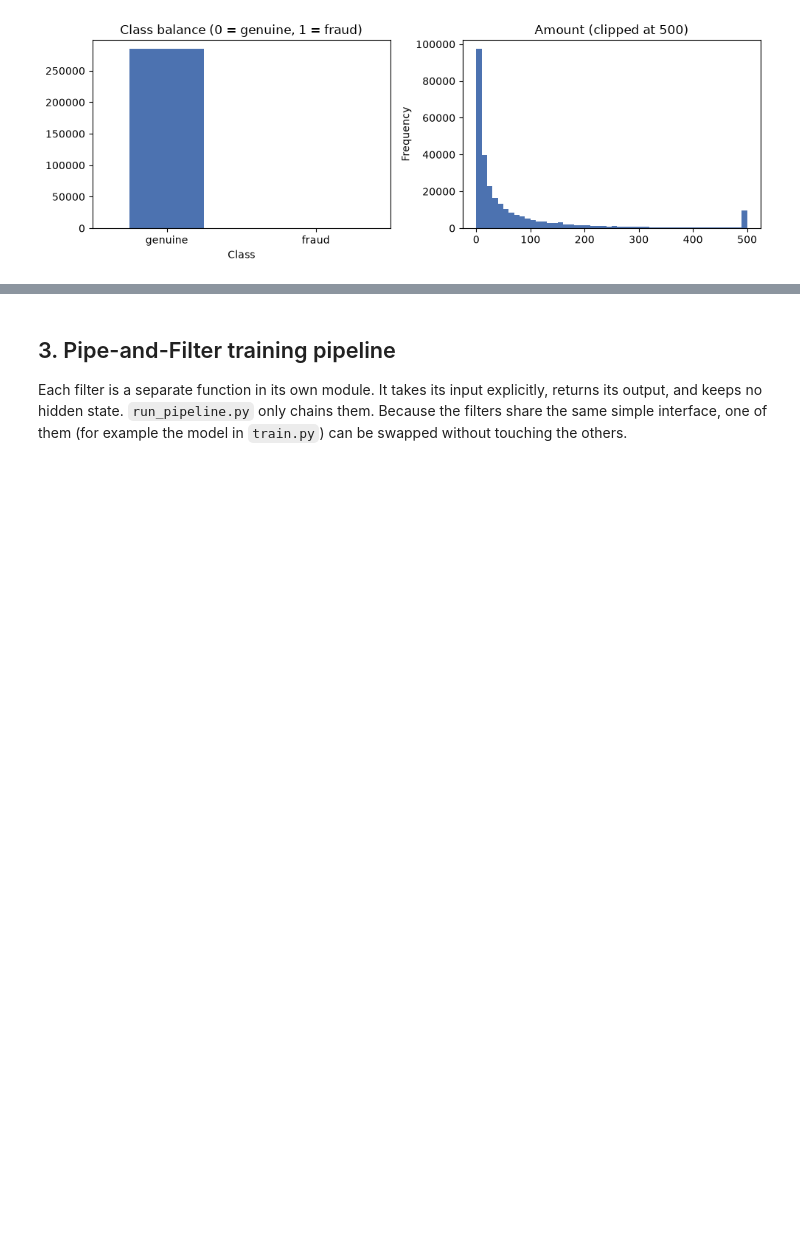
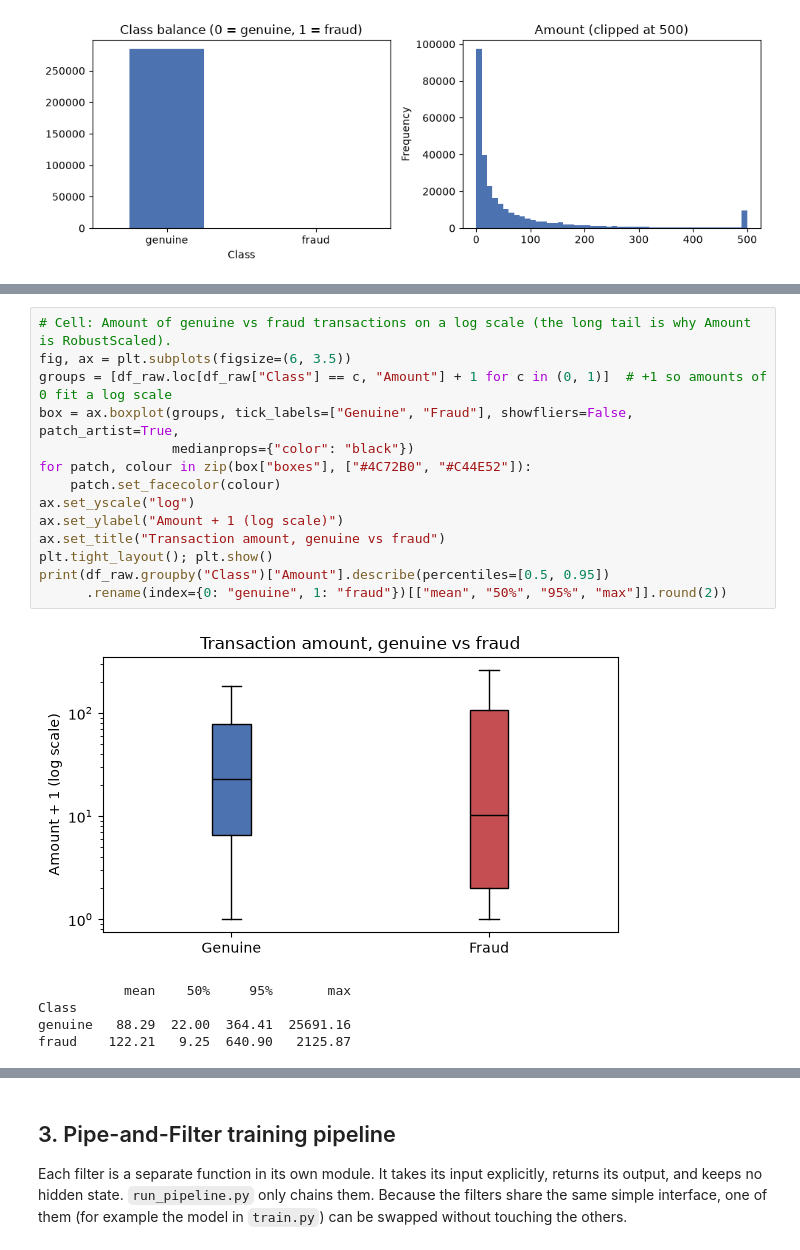
Before and after one commit to sanjaykumarpushadapu/SE-ML-Assessments, a Jupyter notebook: Assigenment-1/13.ipynb, the cells around one changed output, grey strips where cells are left out. Drawn from its saved outputs; the diff is of its cells as text; blank space fills up the shorter version.

```diff
--- a/Assigenment-1/13.ipynb
+++ b/Assigenment-1/13.ipynb
@@ -147,0 +175,20 @@ plt.tight_layout(); plt.show()
+# %%
+# Cell: Amount of genuine vs fraud transactions on a log scale (the long tail is why Amount is RobustScaled).
+fig, ax = plt.subplots(figsize=(6, 3.5))
+groups = [df_raw.loc[df_raw["Class"] == c, "Amount"] + 1 for c in (0, 1)]  # +1 so amounts of 0 fit a log scale
+box = ax.boxplot(groups, tick_labels=["Genuine", "Fraud"], showfliers=False, patch_artist=True,
+                 medianprops={"color": "black"})
+for patch, colour in zip(box["boxes"], ["#4C72B0", "#C44E52"]):
+    patch.set_facecolor(colour)
+ax.set_yscale("log")
+ax.set_ylabel("Amount + 1 (log scale)")
+ax.set_title("Transaction amount, genuine vs fraud")
+plt.tight_layout(); plt.show()
+print(df_raw.groupby("Class")["Amount"].describe(percentiles=[0.5, 0.95])
+      .rename(index={0: "genuine", 1: "fraud"})[["mean", "50%", "95%", "max"]].round(2))
+# %% [output]
+[figure, added]
+           mean    50%     95%       max
+Class
+genuine   88.29  22.00  364.41  25691.16
+fraud    122.21   9.25  640.90   2125.87
```
Also changed, not shown: parts of 29 cells of this notebook, 28 other files.
